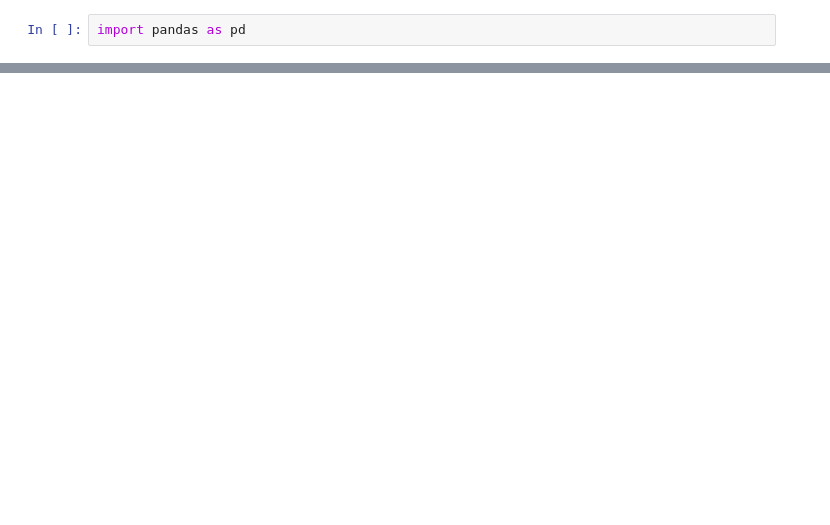
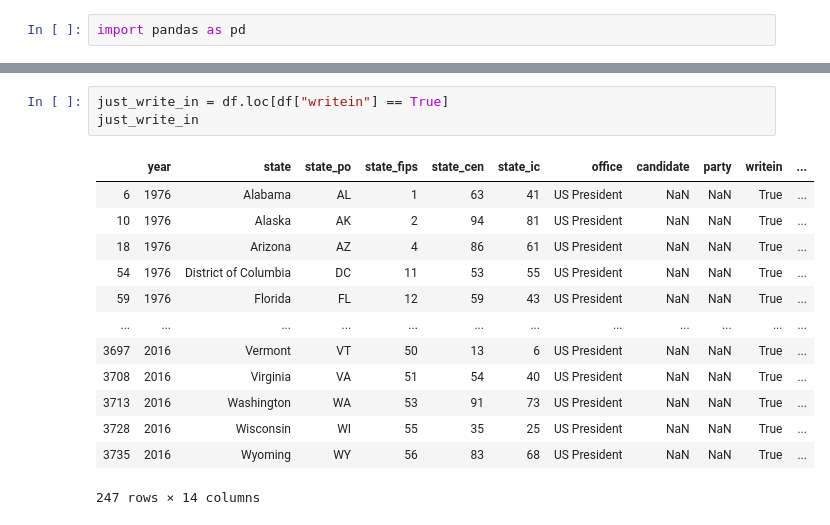
Before and after one commit to CodingMage/project_1_TeamTuring, a Jupyter notebook: Presidential_Data.ipynb, the cells around one changed output, grey strips where cells are left out. Drawn from its saved outputs; the diff is of its cells as text; blank space fills up the shorter version.

```diff
--- a/Presidential_Data.ipynb
+++ b/Presidential_Data.ipynb
@@ -13,0 +25,17 @@ df.head()
+# %%
+just_write_in = df.loc[df["writein"] == True]
+just_write_in
+# %% [output]
+|  | year | state | state_po | state_fips | state_cen | state_ic | office | candidate | party | writein | ... |
+| 6 | 1976 | Alabama | AL | 1 | 63 | 41 | US President | NaN | NaN | True | ... |
+| 10 | 1976 | Alaska | AK | 2 | 94 | 81 | US President | NaN | NaN | True | ... |
+| 18 | 1976 | Arizona | AZ | 4 | 86 | 61 | US President | NaN | NaN | True | ... |
+| 54 | 1976 | District of Columbia | DC | 11 | 53 | 55 | US President | NaN | NaN | True | ... |
+| 59 | 1976 | Florida | FL | 12 | 59 | 43 | US President | NaN | NaN | True | ... |
+| ... | ... | ... | ... | ... | ... | ... | ... | ... | ... | ... | ... |
+| 3697 | 2016 | Vermont | VT | 50 | 13 | 6 | US President | NaN | NaN | True | ... |
+| 3708 | 2016 | Virginia | VA | 51 | 54 | 40 | US President | NaN | NaN | True | ... |
+| 3713 | 2016 | Washington | WA | 53 | 91 | 73 | US President | NaN | NaN | True | ... |
+| 3728 | 2016 | Wisconsin | WI | 55 | 35 | 25 | US President | NaN | NaN | True | ... |
+| 3735 | 2016 | Wyoming | WY | 56 | 83 | 68 | US President | NaN | NaN | True | ... |
+247 rows × 14 columns
```
Also changed, not shown: parts of 5 cells of this notebook.
